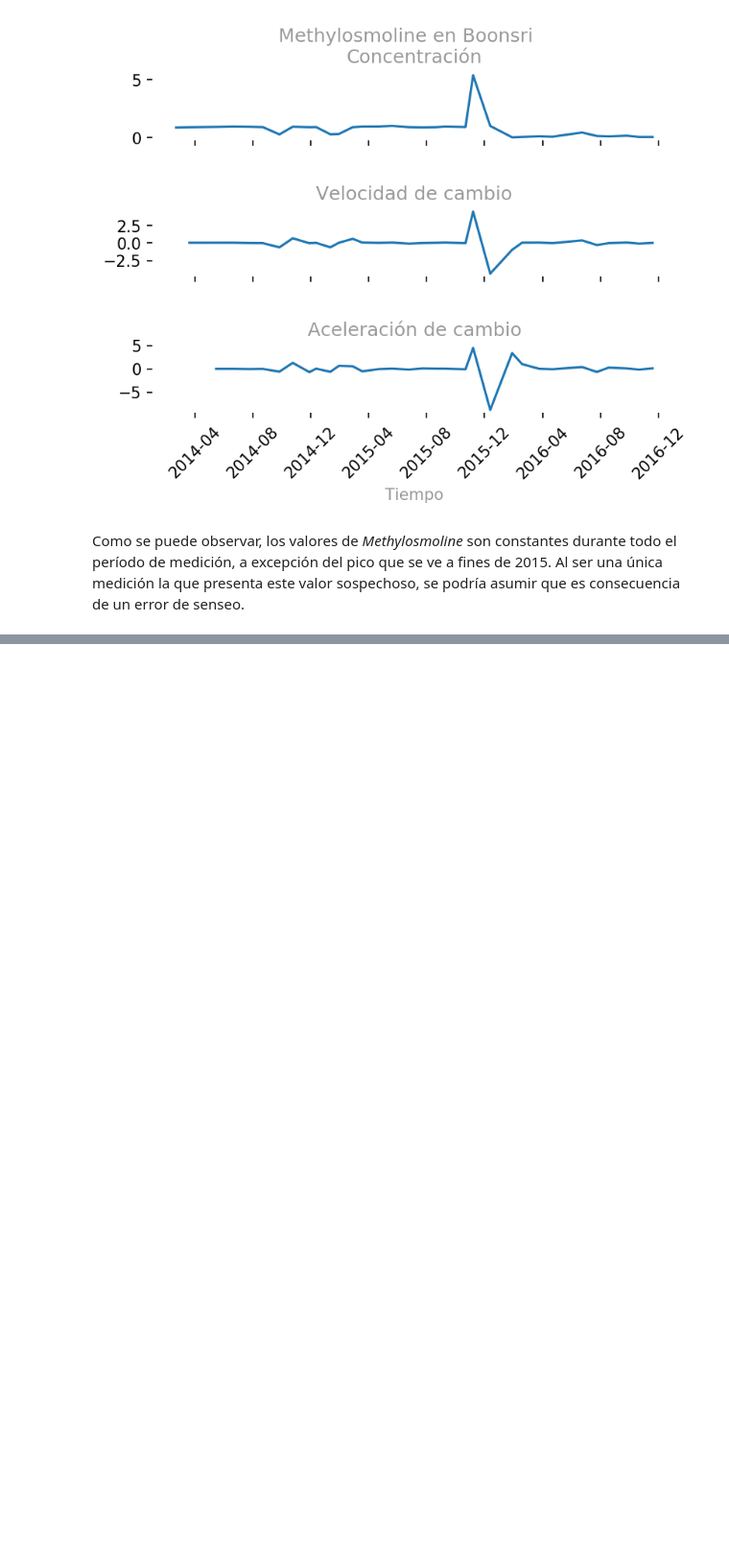
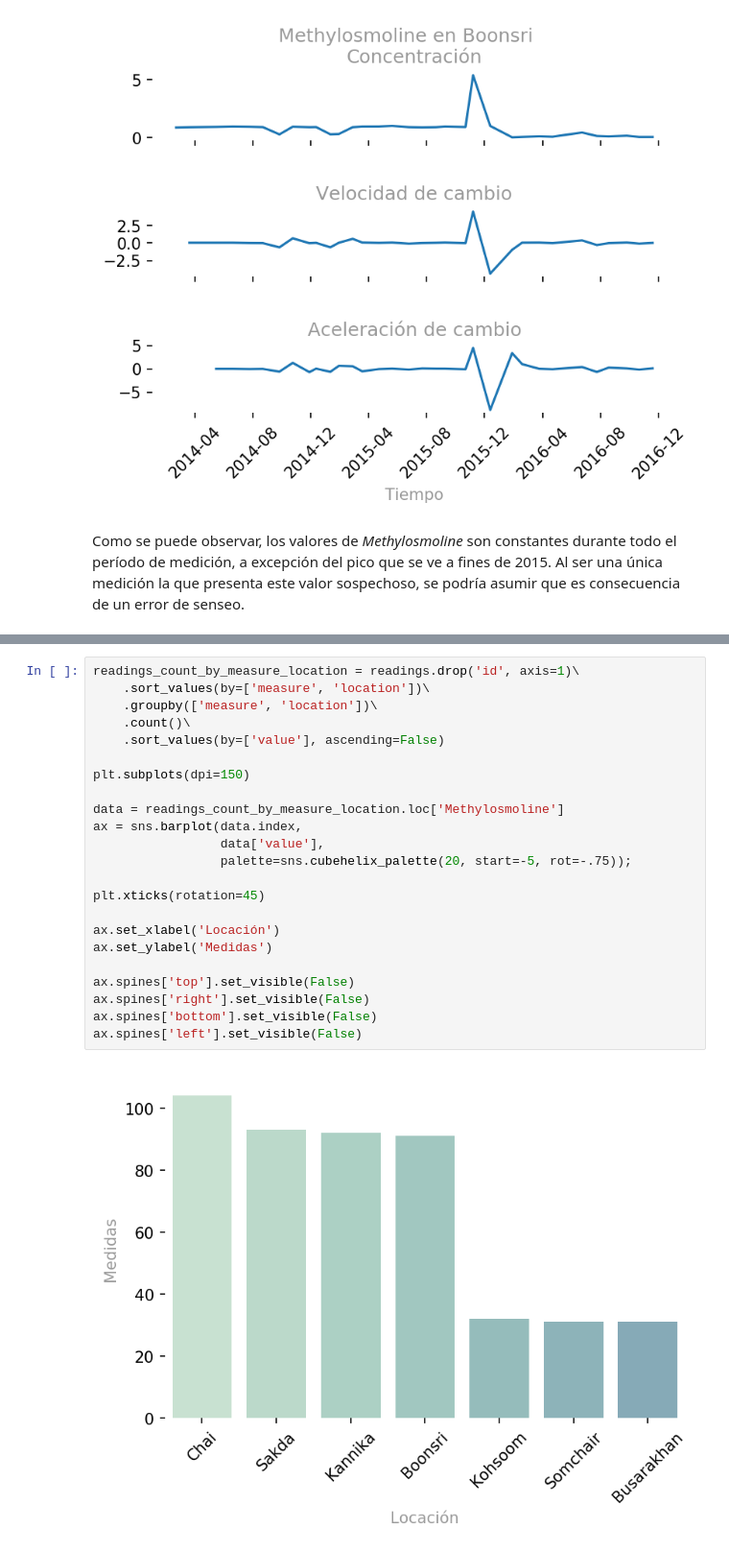
Before and after one commit to jsuarezb/infovis-vast-challenge-2, a Jupyter notebook: Untitled.ipynb, the cells around one changed output, grey strips where cells are left out. Shown at 96% size. Saved outputs shown, nothing was run; the diff lists cells and outputs as text; blank space fills up the shorter version.

```diff
--- a/Untitled.ipynb
+++ b/Untitled.ipynb
@@ -685,0 +754,25 @@ Como conclusión para este punto, por los valores observados en las tres localid
+# %%
+readings_count_by_measure_location = readings.drop('id', axis=1)\
+    .sort_values(by=['measure', 'location'])\
+    .groupby(['measure', 'location'])\
+    .count()\
+    .sort_values(by=['value'], ascending=False)
+
+plt.subplots(dpi=150)
+
+data = readings_count_by_measure_location.loc['Methylosmoline']
+ax = sns.barplot(data.index,
+                 data['value'],
+                 palette=sns.cubehelix_palette(20, start=-5, rot=-.75));
+
+plt.xticks(rotation=45)
+
+ax.set_xlabel('Locación')
+ax.set_ylabel('Medidas')
+
+ax.spines['top'].set_visible(False)
+ax.spines['right'].set_visible(False)
+ax.spines['bottom'].set_visible(False)
+ax.spines['left'].set_visible(False)
+# %% [output]
+[figure, added]
```
Also changed, not shown: parts of 7 cells of this notebook.
